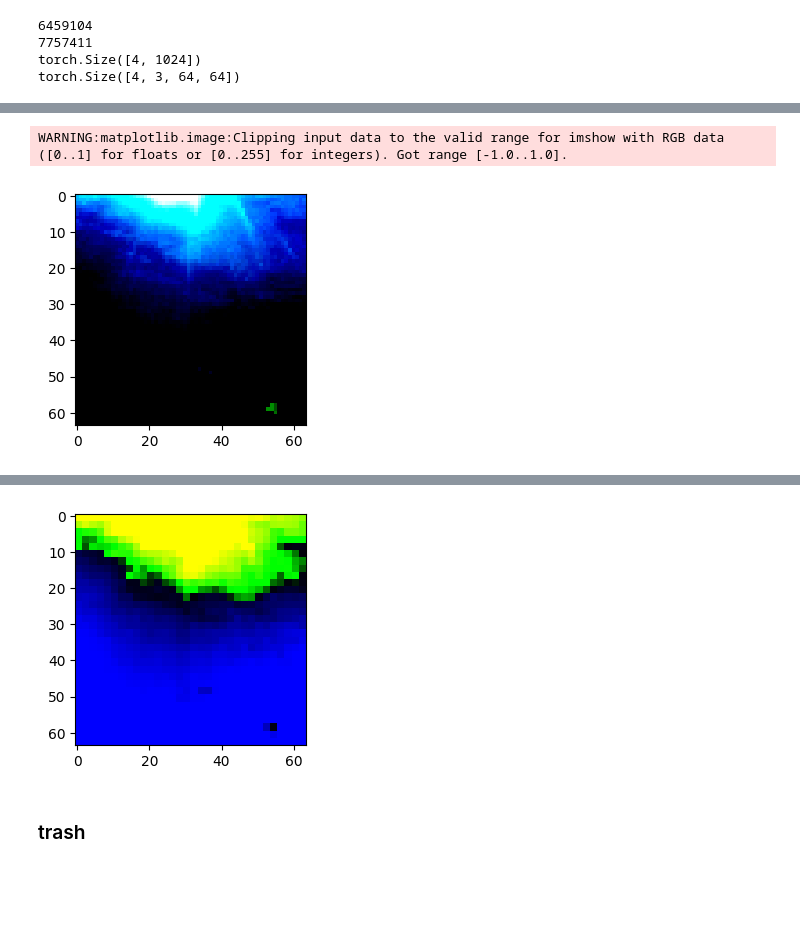
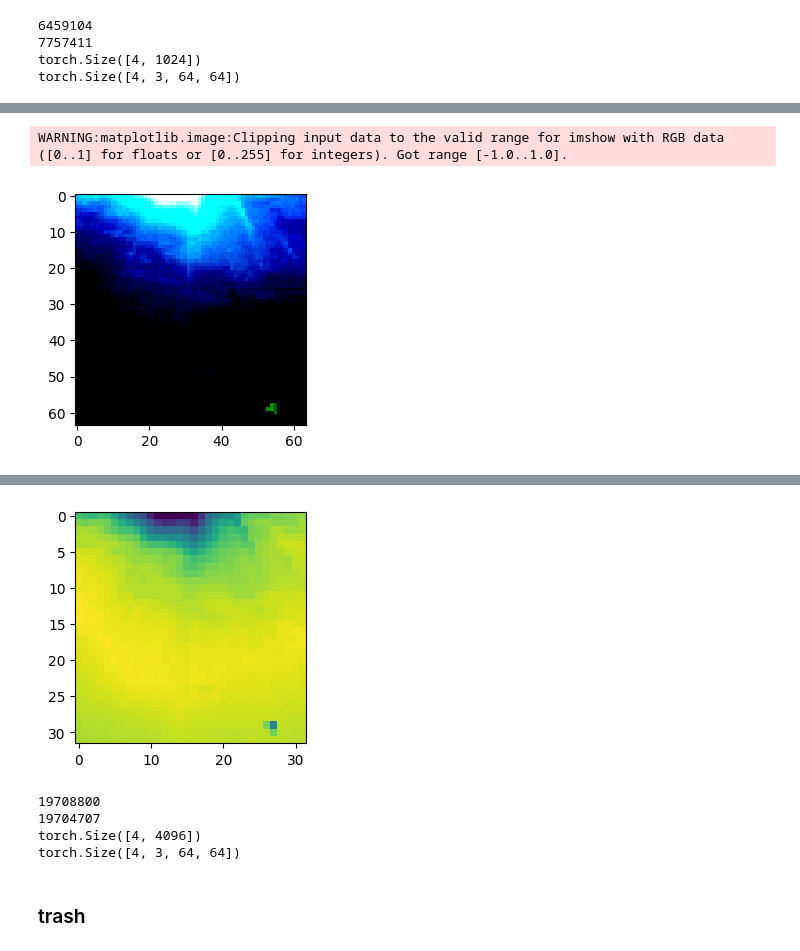
Before and after one commit to eisbetterthanpi/pytorch, a Jupyter notebook: conv_autoencoder.ipynb, the cells around one changed output, grey strips where cells are left out. Drawn from its saved outputs; the diff is of its cells as text; code cells hidden in the pictures; blank space fills up the shorter version.

```diff
--- a/conv_autoencoder.ipynb
+++ b/conv_autoencoder.ipynb
@@ -1285,14 +1349,19 @@ tensor([0., 0.], requires_grad=True)
 # %%
 
-x = torch.rand(1,8,2,2)
+# x = torch.rand(1,8,2,2)
+# print(x)
+# out= nn.PixelShuffle(2)(x)
+# print(out)
+
+x = torch.rand(1,2,8,8)
 print(x)
-out= nn.PixelShuffle(2)(x)
+out= nn.PixelUnshuffle(2)(x) # 1,8,4,4
 print(out)
-
-x = torch.rand(1,2,4,4)
-print(x)
-out= nn.PixelUnshuffle(2)(x)
-print(out)
+net = nn.Conv2d(8,1,3,1)
+net(out)
+print(net.weight.shape) # o,i,h,w
+p=net.weight.repeat_interleave(2**2, dim=1)
+print(p)
 # %%
 # @title train autoencoder
 # optim = torch.optim.AdamW(model.parameters(), 1e-3, (0.9, 0.95)) # 256 lr = 1e-3
@@ -1357,28 +1475,65 @@ def init_conv(conv, out_r=1, in_r=1):
     o, i, h, w = conv.weight.shape
     conv_weight = torch.empty(o//out_r**2, i//in_r**2, h, w)
     nn.init.kaiming_uniform_(conv_weight)
-    # conv.weight.data.copy_(conv_weight.repeat_interleave(out_r**2, dim=0).repeat_interleave(in_r**2, dim=1))
-    conv.weight.data.copy_(conv_weight.repeat_interleave(out_r**2, dim=0).repeat(1,in_r**2, 1,1))
+    conv.weight.data.copy_(conv_weight.repeat_interleave(out_r**2, dim=0).repeat_interleave(in_r**2, dim=1))
+    # conv.weight.data.copy_(conv_weight.repeat_interleave(out_r**2, dim=0).repeat_interleave(in_r, dim=1).repeat(1,in_r, 1,1))
+    # conv.weight.data.copy_(conv_weight.repeat_interleave(out_r**2, dim=0).repeat(1,in_r**2, 1,1))
     if conv.bias is not None: nn.init.zeros_(conv.bias)
     return conv
 
+
+
+class EpicAE(torch.nn.Module):
+    def __init__(self, in_ch=3, d_model=16, drop=0.):
+        super().__init__()
+        d_list=[16, 16] #
+        in_list=[in_ch, *d_list[:-1]]
+        kernel=1
+        act = nn.GELU() # ReLU GELU SiLU
+        self.encoder = nn.Sequential( # nn.Conv2d(in_channels, out_channels, kernel_size=1, stride=1, padding=0), # SiLU ReLU
+            # nn.PixelUnshuffle(2), nn.Conv2d(3 * 2**2, d_list[0], 7, 1, padding=7//2), nn.BatchNorm2d(d_list[0]), act, # good
+            # nn.PixelUnshuffle(2), nn.Conv2d(d_list[0] * 2**2, d_list[1], 5, 1, padding=5//2), act, # good
+
+            nn.PixelUnshuffle(2), nn.Conv2d(3 * 2**2, d_list[0], kernel, 1, padding=kernel//2), nn.BatchNorm2d(d_list[0]), act, # good
+            nn.PixelUnshuffle(2), nn.Conv2d(d_list[0] * 2**2, d_list[1], kernel, 1, padding=kernel//2), act, # good
+        )
+        self.decoder = nn.Sequential(
+            # init_conv(nn.Conv2d(d_list[1], d_list[0] * 2**2, 5, 1, padding=5//2), out_r=2), nn.PixelShuffle(2), nn.BatchNorm2d(d_list[0]), act, # good
+            # init_conv(nn.Conv2d(d_list[0], 3 * 2**2, 7, 1, padding=7//2), out_r=2), nn.PixelShuffle(2), # good
+
+            init_conv(nn.Conv2d(d_list[1], d_list[0] * 2**2, kernel, 1, padding=kernel//2), out_r=2), nn.PixelShuffle(2), nn.BatchNorm2d(d_list[0]), act, # good
+            init_conv(nn.Conv2d(d_list[0], 3 * 2**2, kernel, 1, padding=kernel//2), out_r=2), nn.PixelShuffle(2), # good
+            )
+    def forward(self, x):
+        x = self.encode(x)
+        x = self.decode(x)
+        return x
+    def encode(self, x): return self.encoder(x)
+    def decode(self, x): return self.decoder(x)
+
+# model=EpicAE()
 
 with torch.no_grad():
     # out = PixelShuffleConv(3, 3, kernel_size=1, r=1/2)(img)
     # out = nn.Conv2d(3, 3, kernel_size=1)(img)
 
+    # img = model(img.unsqueeze(0).to(device)).squeeze(0).cpu()
+    # img = model(img.unsqueeze(0)).squeeze(0)
     img = nn.PixelUnshuffle(2)(img)
     # img = nn.Conv2d(3*2**2, 3*1**2, 1, 1, padding=1//2)(img)
-    img = init_conv(nn.Conv2d(3*2**2, 3//1**2, 1, 1, padding=1//2), out_r=1, in_r=2)(img)
+    # img = init_conv(nn.Conv2d(3*2**2, 3, 1, 1, padding=1//2), out_r=1, in_r=2)(img)
+    # img = init_conv(nn.Conv2d(3*2**2, 3*2**2, 1, 1, padding=1//2), out_r=2, in_r=2)(img)
+    img = init_conv(nn.Conv2d(3*2**2, 1, 1, 1, padding=1//2), out_r=1, in_r=2)(img)
+    # imshow(img)
 
 
-    img = init_conv(nn.Conv2d(3*1**2, 3*2**2, 1, 1, padding=1//2), out_r=2, in_r=1)(img)
+    # img = init_conv(nn.Conv2d(3*1**2, 3*2**2, 1, 1, padding=1//2), out_r=2, in_r=1)(img)
     # # img = nn.Conv2d(3*1**2, 3*2**2, 1, 1, padding=1//2)(img)
-    img = nn.PixelShuffle(2)(img)
+    # img = nn.PixelShuffle(2)(img)
 
-    # img = nn.Conv2d(12, 3, kernel_size=1)(img)
-    # out = PixelShuffleConv(3, 3, kernel_size=1, r=2)(img)
-
+    # # img = nn.Conv2d(12, 3, kernel_size=1)(img)
+    # # out = PixelShuffleConv(3, 3, kernel_size=1, r=2)(img)
+    # # print(img.shape)
     imshow(img)
 # %% [output]
 WARNING:matplotlib.image:Clipping input data to the valid range for imshow with RGB data ([0..1] for floats or [0..255] for integers). Got range [-1.0..1.0].
@@ -1387,4 +1541,4 @@ WARNING:matplotlib.image:Clipping input data to the valid range for imshow with
-[figure, old version]
+[figure, new version]
 # %%
 # @title autoencoder down
 
@@ -1428,6 +1582,11 @@ out = model.encode(input)
 print(out.shape)
 i2= model.decode(out)
 print(i2.shape)
+# %% [output]
+19708800
+19704707
+torch.Size([4, 4096])
+torch.Size([4, 3, 64, 64])
 # %%
 import torch
 import torch_xla
```
Also changed, not shown: parts of 10 cells of this notebook.
